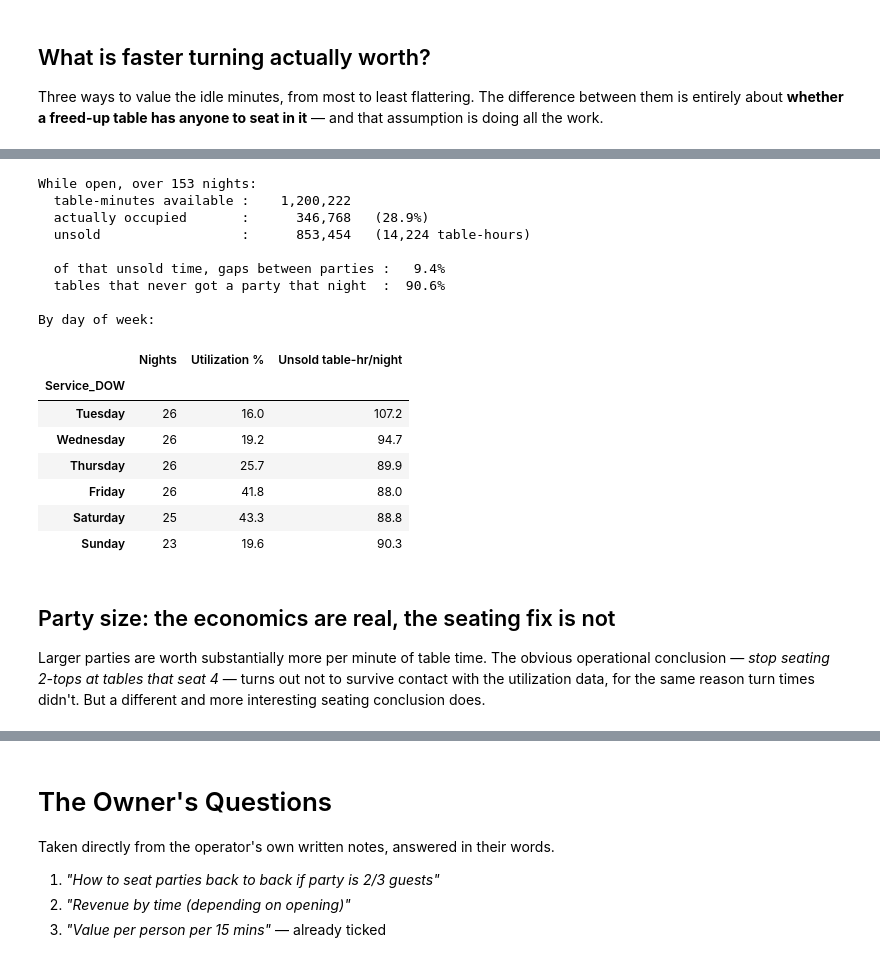
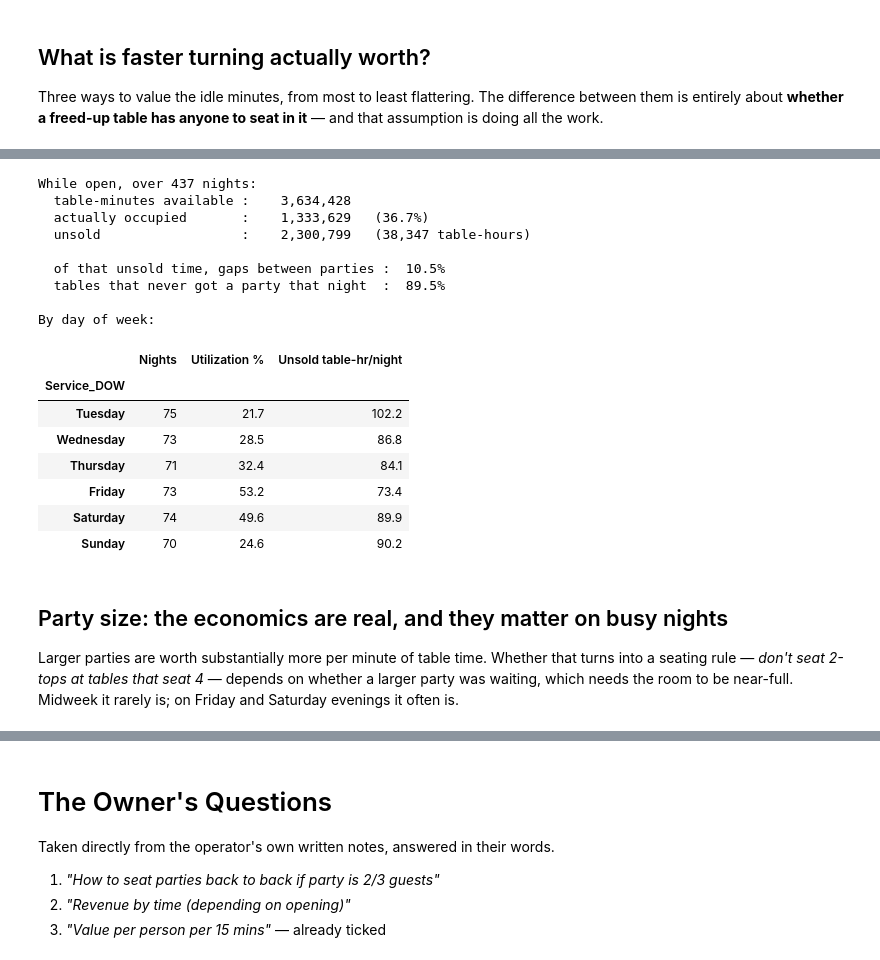
Before and after one commit to shaneap/artemis, a Jupyter notebook: legacy/analysis.ipynb, the cells around one changed output, grey strips where cells are left out. Cells and saved outputs as stored; diff of their text form; code cells hidden in the pictures.

```diff
--- a/legacy/analysis.ipynb
+++ b/legacy/analysis.ipynb
@@ -688,7 +695,8 @@ But the three behave differently when the room fills up. Lingering and bussing d
 room = (occ[occ['Section'].isin(artemis.RESERVATION_SECTIONS)]
           .groupby(['Service_Date', 'Slot'])['Table'].nunique()
           .rename('Tables_Occupied').reset_index())
-room['Room %'] = 100 * room['Tables_Occupied'] / NT
+room['Floor'] = artemis.reservation_table_count(room['Service_Date'])   # dated: E4/E5 until Nov 2025
+room['Room %'] = 100 * room['Tables_Occupied'] / room['Floor']
 
 # Attach the room's fullness at the moment each table came free.
 gaps['Slot'] = ((gaps['Paid_DT'] - gaps['Service_Date']).dt.total_seconds() / 60 // 15).astype(int)
@@ -704,12 +712,13 @@ by_fullness['% of all turns'] = (100 * by_fullness['Turns'] / by_fullness['Turns
 print('Gap length vs how full the room was when the table came free:')
 print(by_fullness.round(1).to_string())
 
-print(f'\nThe room never actually fills:')
-print(f"  slots with all {NT} tables occupied, in {NIGHTS} nights: {(room['Tables_Occupied'] == NT).sum()}")
-print(f"  slots with >= 15 of {NT}: {(room['Tables_Occupied'] >= 15).sum()}"
-      f" = {(room['Tables_Occupied'] >= 15).sum() * 15 / 60:.1f} hours of service in six months")
-print(f"  highest utilization ever observed: {room['Room %'].max():.0f}%")
-print(f"  median utilization while open: {room['Room %'].median():.0f}%")
+full = room[room['Tables_Occupied'] == room['Floor']]
+weekend = room[room['Service_Date'].dt.day_name().isin(['Friday', 'Saturday'])]
+print(f'\nHow full the room gets ({NIGHTS} nights):')
+print(f"  slots with every table occupied: {len(full)}, on {full['Service_Date'].nunique()} nights")
+print(f"  slots over 75% full: {(room['Room %'] > 75).sum()}"
+      f" = {(room['Room %'] > 75).sum() * 15 / 60:.0f} hours of service")
+print(f"  median utilization while open: {room['Room %'].median():.0f}% (Fri/Sat {weekend['Room %'].median():.0f}%)")
 # %% [output]
 Gap length vs how full the room was when the table came free:
                Turns  Median Gap  Mean Gap  % of all turns
@@ -761,14 +768,18 @@ plt.show()
 
 Three ways to value the idle minutes, from most to least flattering. The difference between them is entirely about **whether a freed-up table has anyone to seat in it** — and that assumption is doing all the work.
 # %%
-# Blended revenue rate for a reservation-section table, used to price idle minutes.
-blended_tpcpm = res['Amount'].sum() / (res['Duration'].sum() / 15)
-ANNUALIZE = 2.0   # the export covers ~6 months of trading, so double it for an annual figure
+# Blended revenue rate per reservation-section table, used to price idle minutes. A combined
+# party's spend is spread over every table it used.
+stays = artemis.table_stays(res)
+stays['Minutes'] = (stays['Paid_DT'] - stays['Opened_DT']).dt.total_seconds() / 60
+blended_tpcpm = res['Amount'].sum() / (stays['Minutes'].sum() / 15)
+# Annualize by the length of the data (a fixed x2 was right only for the first six-month export).
+YEARS = ((res['Service_Date'].max() - res['Service_Date'].min()).days + 1) / 365.25
 peak_gaps = gaps[gaps['Paid_Hour'].between(17, 22)]
 
 def price(idle_minutes):
     """Value idle table-minutes at the blended table rate, annualized."""
-    return idle_minutes / 15 * blended_tpcpm * ANNUALIZE
+    return idle_minutes / 15 * blended_tpcpm / YEARS
 
 scenarios = pd.DataFrame([
     {'Scenario': '1. Every freed minute sells (15-min reset target)',
@@ -786,7 +797,7 @@ scenarios['Idle min'] = scenarios['Idle min'].round(0)
 
 qualifying = (peak_gaps['Room %'] > 75).sum()
 print(f'Blended table rate: ${blended_tpcpm:.2f} per table per 15 min')
-print(f'Peak-window turns (5-11pm): {len(peak_gaps)}, of which only {qualifying} '
+print(f'Peak-window turns (5-11pm): {len(peak_gaps)}, of which {qualifying} '
       f'({100 * qualifying / len(peak_gaps):.1f}%) happened while the room was >75% full\n')
 scenarios[['Scenario', 'Idle min', 'Assumes', 'Value ($/yr)']]
 # %% [output]
@@ -804,53 +815,55 @@ Peak-window turns (5-11pm): 1619, of which only 141 (8.7%) happened while the ro
 # night's first seating to its last payment, which no venue achieves. It is a denominator for
 # comparing the two components against each other, not a revenue target.
 night_span = res.groupby(['Service_Date', 'Service_DOW']).agg(
-    first_seat=('Opened_DT', 'min'), last_paid=('Paid_DT', 'max'), occupied=('Duration', 'sum'))
+    first_seat=('Opened_DT', 'min'), last_paid=('Paid_DT', 'max'))
+dates = night_span.index.get_level_values('Service_Date')
+night_span['occupied'] = stays.groupby('Service_Date')['Minutes'].sum().reindex(dates).to_numpy()  # borrowed tables included
 night_span['available'] = ((night_span['last_paid'] - night_span['first_seat'])
-                           .dt.total_seconds() / 60) * NT
+                           .dt.total_seconds() / 60) * artemis.reservation_table_count(dates)
 
 available = night_span['available'].sum()
 occupied = night_span['occupied'].sum()
 unsold = available - occupied
 gap_minutes = gaps['Turn_Gap'].sum()
 
 print(f'While open, over {NIGHTS} nights:')
 print(f'  table-minutes available : {available:>12,.0f}')
 print(f'  actually occupied       : {occupied:>12,.0f}   ({100 * occupied / available:.1f}%)')
 print(f'  unsold                  : {unsold:>12,.0f}   ({unsold / 60:,.0f} table-hours)')
 print()
 print(f'  of that unsold time, gaps between parties : {100 * gap_minutes / unsold:>5.1f}%')
 print(f'  tables that never got a party that night  : {100 - 100 * gap_minutes / unsold:>5.1f}%')
 
 utilization = (night_span.groupby('Service_DOW')
                  .agg(Nights=('available', 'count'), available=('available', 'sum'),
                       occupied=('occupied', 'sum')))
 utilization['Utilization %'] = (100 * utilization['occupied'] / utilization['available']).round(1)
 utilization['Unsold table-hr/night'] = ((utilization['available'] - utilization['occupied'])
                                         / utilization['Nights'] / 60).round(1)
 print('\nBy day of week:')
 utilization[['Nights', 'Utilization %', 'Unsold table-hr/night']].reindex(DOW_ORDER)
 # %% [output]
-While open, over 153 nights:
-  table-minutes available :    1,200,222
-  actually occupied       :      346,768   (28.9%)
-  unsold                  :      853,454   (14,224 table-hours)
+While open, over 437 nights:
+  table-minutes available :    3,634,428
+  actually occupied       :    1,333,629   (36.7%)
+  unsold                  :    2,300,799   (38,347 table-hours)
 
-  of that unsold time, gaps between parties :   9.4%
-  tables that never got a party that night  :  90.6%
+  of that unsold time, gaps between parties :  10.5%
+  tables that never got a party that night  :  89.5%
 
 By day of week:
 |  | Nights | Utilization % | Unsold table-hr/night |
 | Service_DOW |  |  |  |
-| Tuesday | 26 | 16.0 | 107.2 |
-| Wednesday | 26 | 19.2 | 94.7 |
-| Thursday | 26 | 25.7 | 89.9 |
-| Friday | 26 | 41.8 | 88.0 |
-| Saturday | 25 | 43.3 | 88.8 |
-| Sunday | 23 | 19.6 | 90.3 |
+| Tuesday | 75 | 21.7 | 102.2 |
+| Wednesday | 73 | 28.5 | 86.8 |
+| Thursday | 71 | 32.4 | 84.1 |
+| Friday | 73 | 53.2 | 73.4 |
+| Saturday | 74 | 49.6 | 89.9 |
+| Sunday | 70 | 24.6 | 90.2 |
 # %% [markdown]
-## Party size: the economics are real, the seating fix is not
+## Party size: the economics are real, and they matter on busy nights
 
-Larger parties are worth substantially more per minute of table time. The obvious operational conclusion — *stop seating 2-tops at tables that seat 4* — turns out not to survive contact with the utilization data, for the same reason turn times didn't. But a different and more interesting seating conclusion does.
+Larger parties are worth substantially more per minute of table time. Whether that turns into a seating rule — *don't seat 2-tops at tables that seat 4* — depends on whether a larger party was waiting, which needs the room to be near-full. Midweek it rarely is; on Friday and Saturday evenings it often is.
 # %%
 single_table = res[~res['Likely_Combined_Booking']].copy()
 single_table['TPCPM'] = single_table['Amount'] / (single_table['Duration'] / 15)
```
Also changed, not shown: parts of 39 cells of this notebook, 3 other files.
